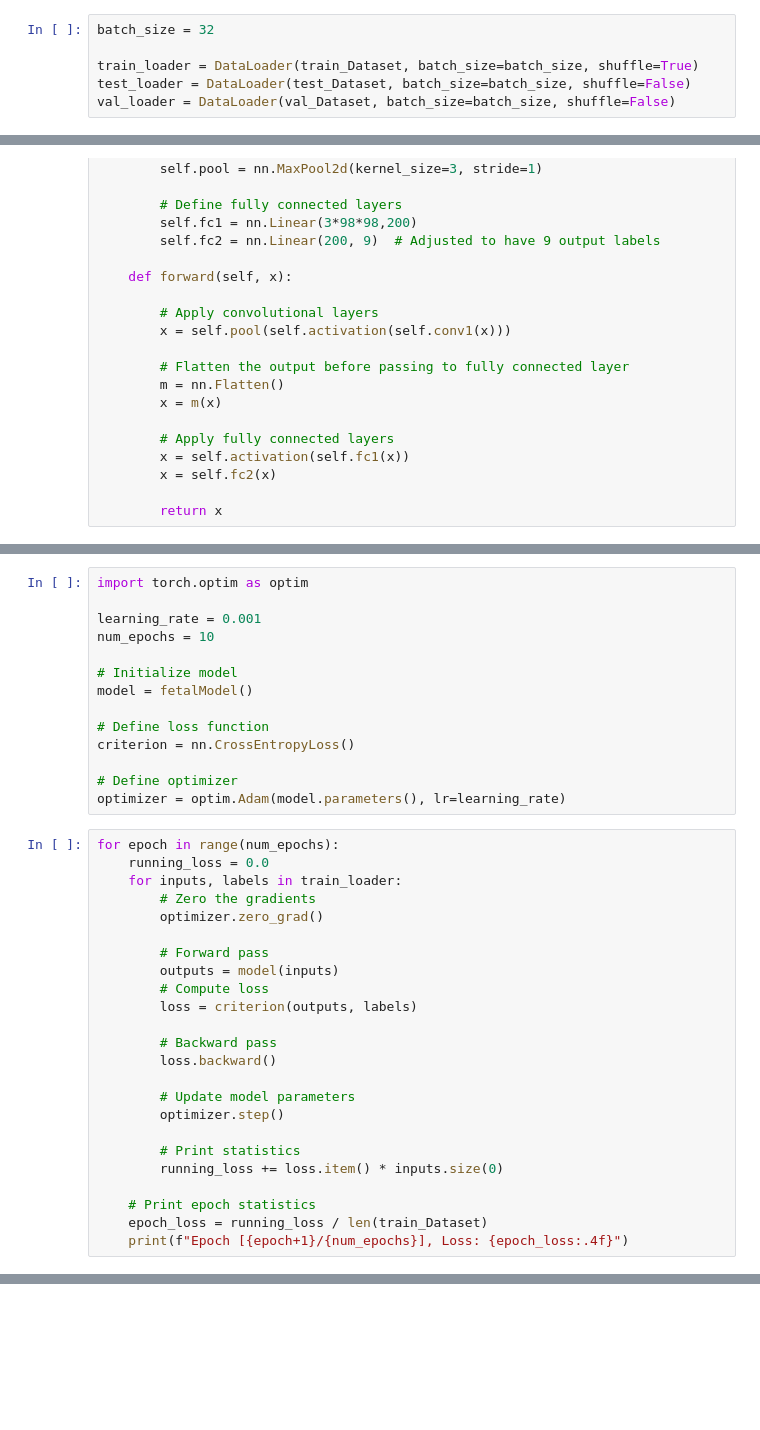
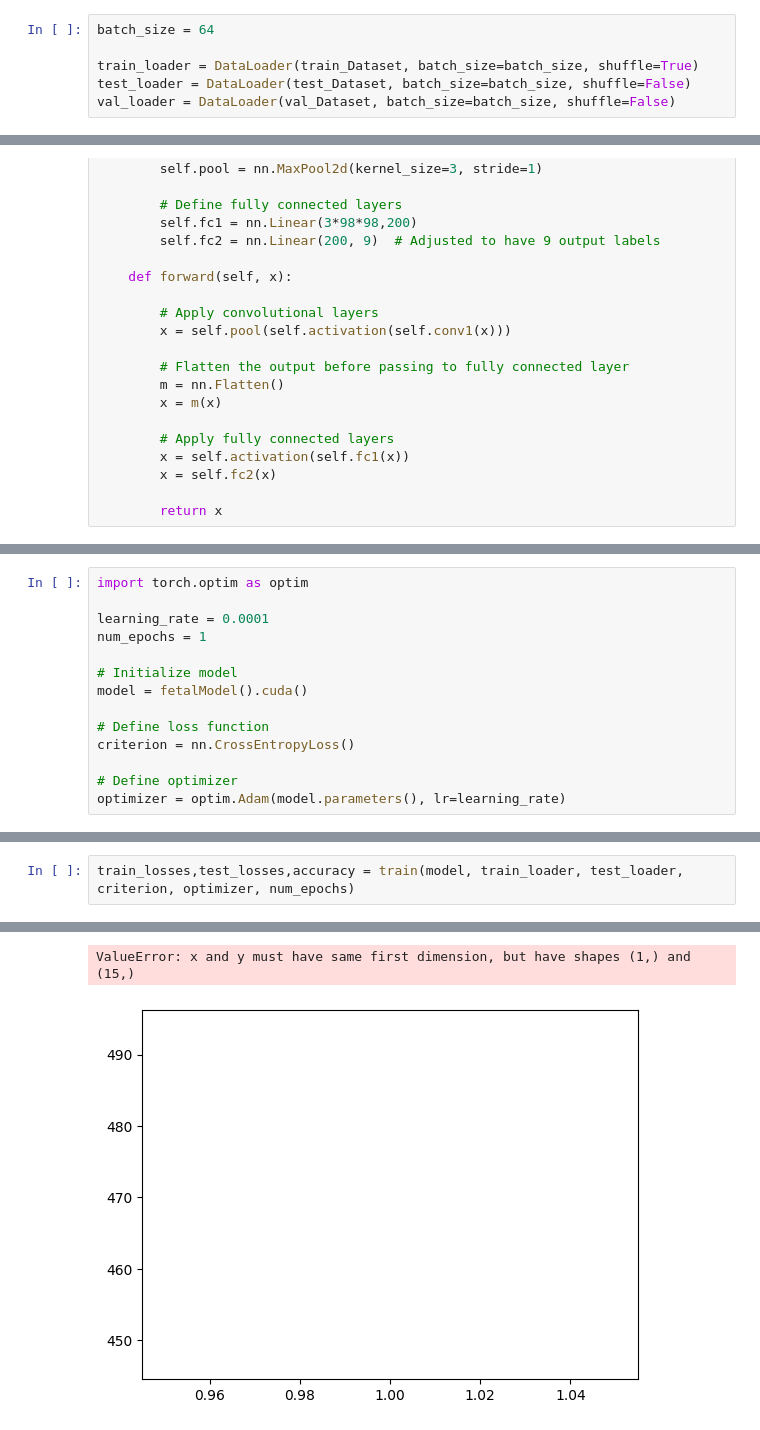
Before and after one commit to Jai14/deep_learning, a Jupyter notebook: deep_learning_project.ipynb, the cells around one changed output, grey strips where cells are left out. Saved outputs shown, nothing was run; the diff lists cells and outputs as text; blank space fills up the shorter version.

Commit message:
train eval function

```diff
--- a/deep_learning_project.ipynb
+++ b/deep_learning_project.ipynb
@@ -236,7 +237,7 @@ y_train[0]
 # %%
 from torch.utils.data import DataLoader
 # %%
-batch_size = 32
+batch_size = 64
 
 train_loader = DataLoader(train_Dataset, batch_size=batch_size, shuffle=True)
 test_loader = DataLoader(test_Dataset, batch_size=batch_size, shuffle=False)
@@ -292,38 +397,14 @@ class fetalModel(torch.nn.Module):
 # %%
 import torch.optim as optim
 
-learning_rate = 0.001
-num_epochs = 10
+learning_rate = 0.0001
+num_epochs = 1
 
 # Initialize model
-model = fetalModel()
+model = fetalModel().cuda()
 
 # Define loss function
 criterion = nn.CrossEntropyLoss()
 
 # Define optimizer
 optimizer = optim.Adam(model.parameters(), lr=learning_rate)
-# %%
-for epoch in range(num_epochs):
-    running_loss = 0.0
-    for inputs, labels in train_loader:
-        # Zero the gradients
-        optimizer.zero_grad()
-
-        # Forward pass
-        outputs = model(inputs)
-        # Compute loss
-        loss = criterion(outputs, labels)
-
-        # Backward pass
-        loss.backward()
-
-        # Update model parameters
-        optimizer.step()
-
-        # Print statistics
-        running_loss += loss.item() * inputs.size(0)
-
-    # Print epoch statistics
-    epoch_loss = running_loss / len(train_Dataset)
-    print(f"Epoch [{epoch+1}/{num_epochs}], Loss: {epoch_loss:.4f}")
@@ -392,0 +411,3 @@ Accuracy on validation set: 50.26%
+# %%
+train_losses,test_losses,accuracy = train(model, train_loader, test_loader, criterion, optimizer, num_epochs)
+# %% [output]
@@ -392,0 +415,2 @@ Accuracy on validation set: 50.26%
+ValueError: x and y must have same first dimension, but have shapes (1,) and (15,)
+[figure, added]
```
Also changed, not shown: parts of 9 cells of this notebook.
